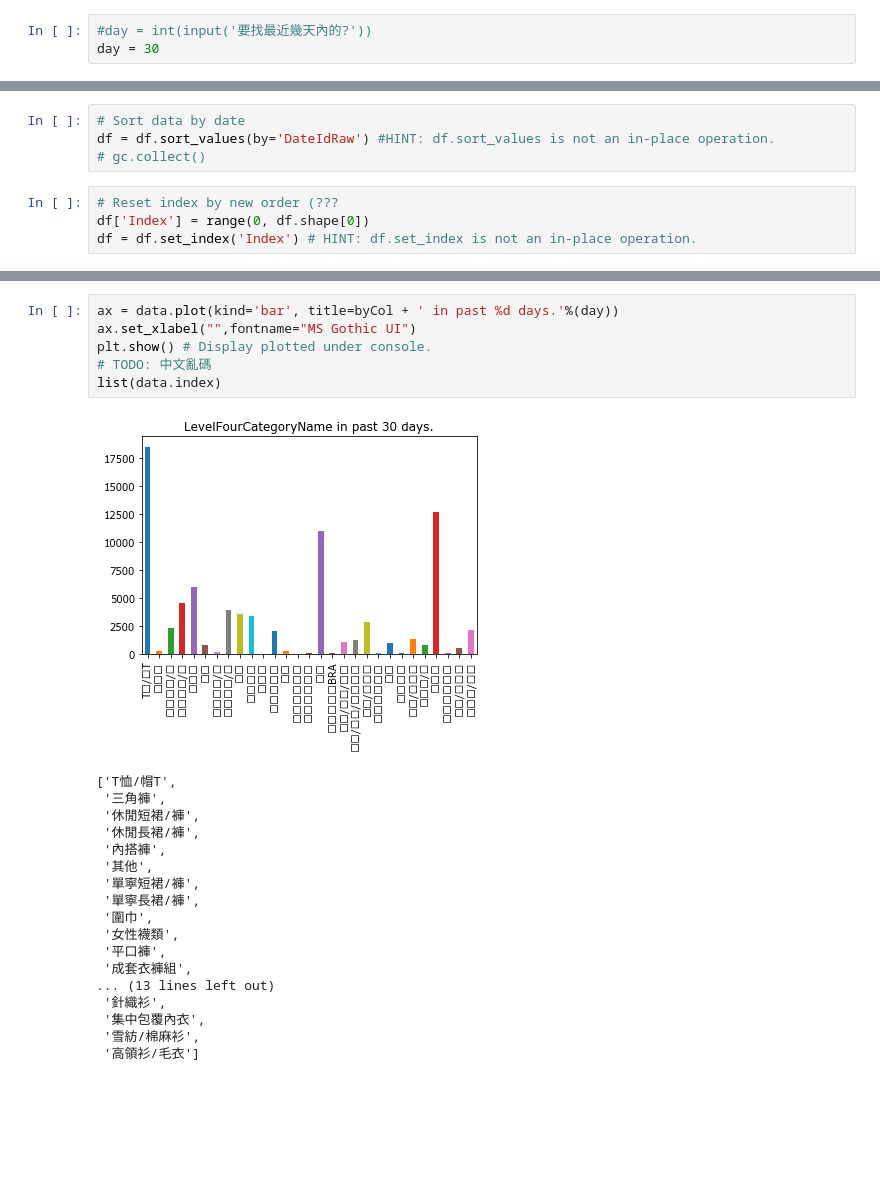
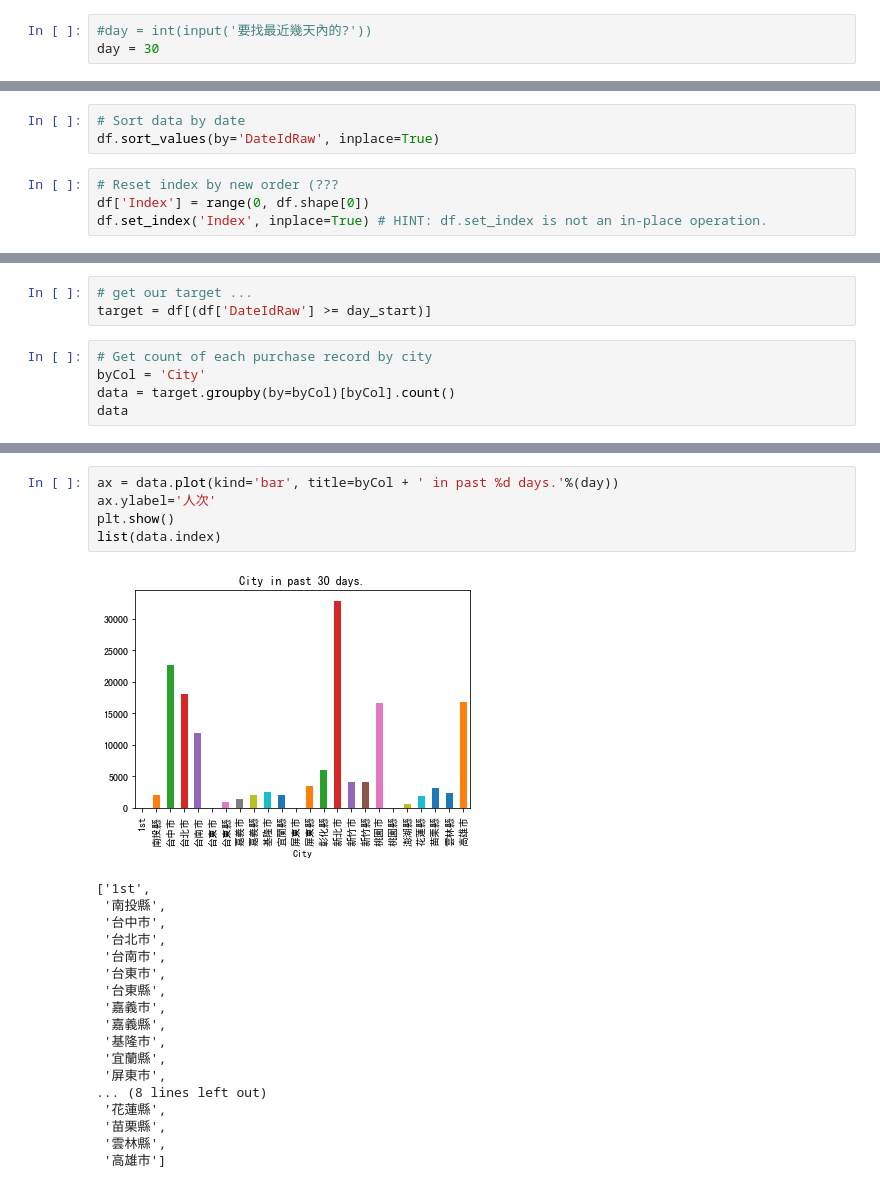
Before and after one commit to andylinpersonal/CSX_Project_2018S, a Jupyter notebook: week1/hw1.ipynb, the cells around one changed output, grey strips where cells are left out. Drawn from its saved outputs; the diff is of its cells as text; blank space fills up the shorter version.

```diff
--- a/week1/hw1.ipynb
+++ b/week1/hw1.ipynb
@@ -27,11 +23,10 @@ df['DateIdRaw'] = pd.to_datetime(df['DateId'].astype(str), format='%Y%m%d') # Co
 # %%
 # Sort data by date
-df = df.sort_values(by='DateIdRaw') #HINT: df.sort_values is not an in-place operation.
-# gc.collect()
+df.sort_values(by='DateIdRaw', inplace=True)
 # %%
 # Reset index by new order (???
 df['Index'] = range(0, df.shape[0])
-df = df.set_index('Index') # HINT: df.set_index is not an in-place operation.
+df.set_index('Index', inplace=True) # HINT: df.set_index is not an in-place operation.
 # %%
 day_start = df.loc[df.shape[0]-1, 'DateIdRaw'] - pd.DateOffset(day - 1) # get start date
 day_start
@@ -63,0 +35,8 @@ Name: Quantity, dtype: int64
+# %%
+# get our target ...
+target = df[(df['DateIdRaw'] >= day_start)]
+# %%
+# Get count of each purchase record by city
+byCol = 'City'
+data = target.groupby(by=byCol)[byCol].count()
+data
@@ -64,25 +61,24 @@ Name: Quantity, dtype: int64
 # %%
 ax = data.plot(kind='bar', title=byCol + ' in past %d days.'%(day))
-ax.set_xlabel("",fontname="MS Gothic UI")
-plt.show() # Display plotted under console.
-# TODO: 中文亂碼
+ax.ylabel='人次'
+plt.show()
 list(data.index)
 # %% [output]
-[figure, old version]
+[figure, new version]
-['T恤/帽T',
- '三角褲',
- '休閒短裙/褲',
- '休閒長裙/褲',
- '內搭褲',
- '其他',
- '單寧短裙/褲',
- '單寧長裙/褲',
- '圍巾',
- '女性襪類',
- '平口褲',
- '成套衣褲組',
-... (13 lines left out)
- '針織衫',
- '集中包覆內衣',
- '雪紡/棉麻衫',
- '高領衫/毛衣']
+['1st',
+ '南投縣',
+ '台中市',
+ '台北市',
+ '台南市',
+ '台東市',
+ '台東縣',
+ '嘉義市',
+ '嘉義縣',
+ '基隆市',
+ '宜蘭縣',
+ '屏東市',
+... (8 lines left out)
+ '花蓮縣',
+ '苗栗縣',
+ '雲林縣',
+ '高雄市']
```
Also changed, not shown: parts of 9 cells of this notebook, 5 other files.
